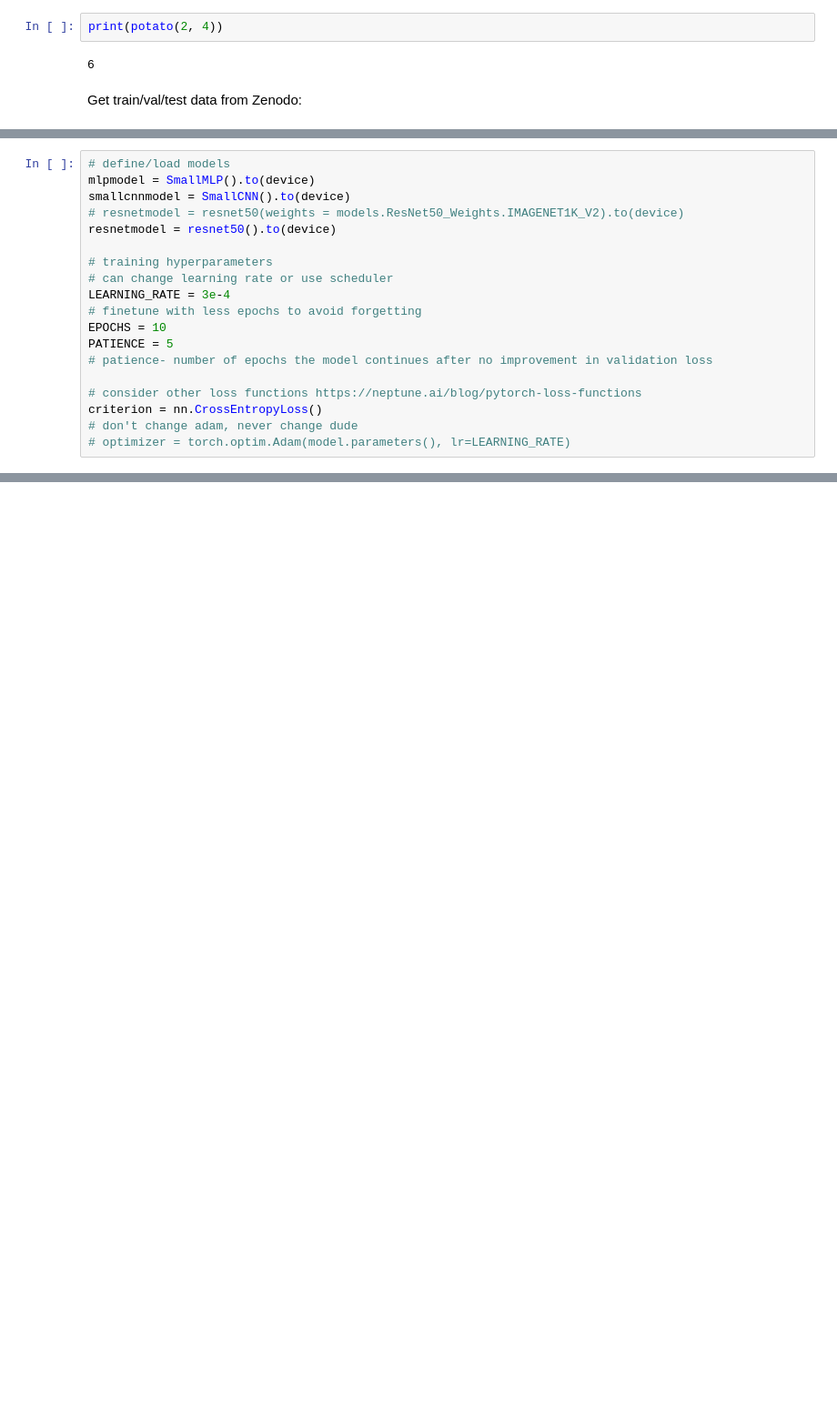
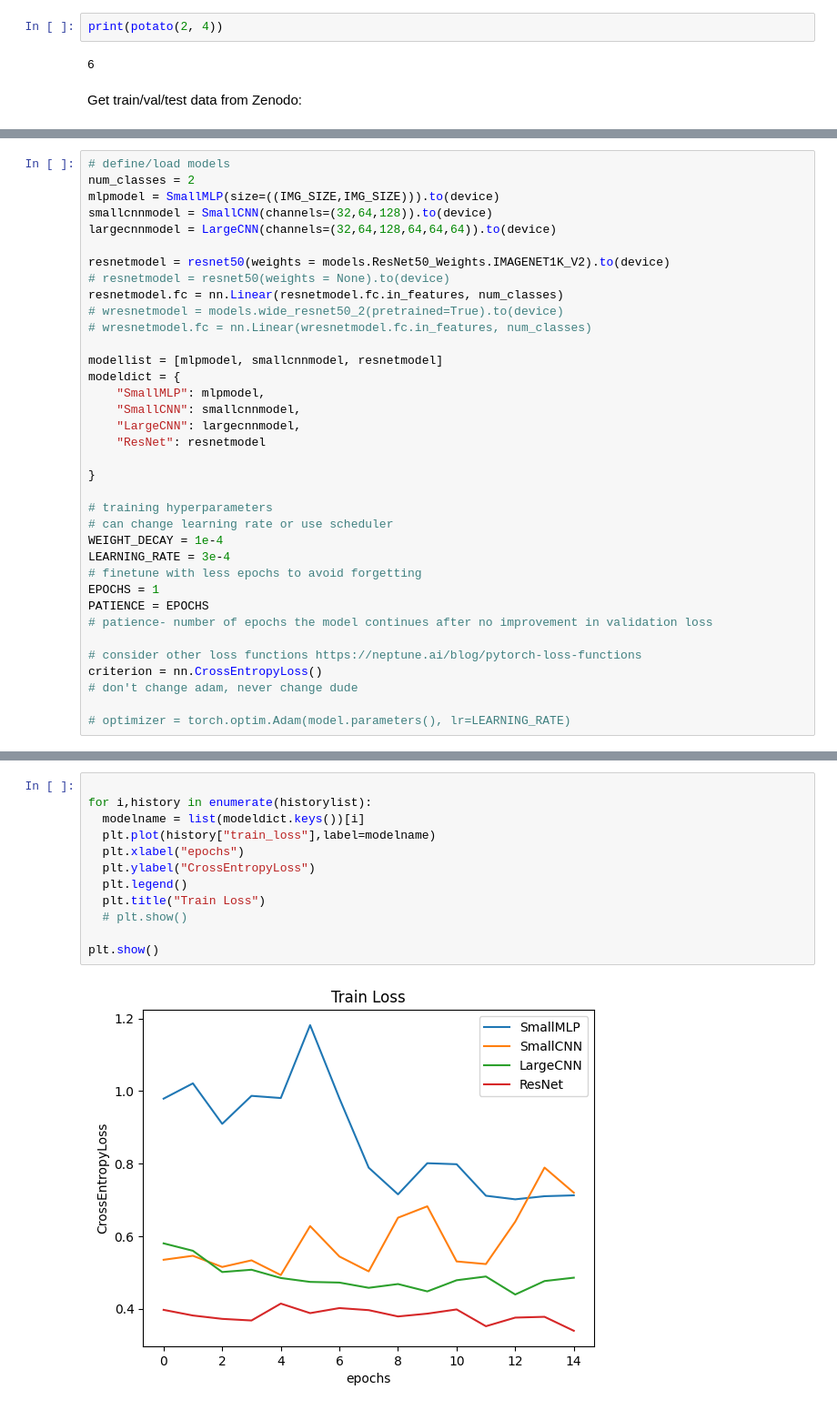
Before and after one commit to wtlu71/cnn-comp-med, a Jupyter notebook: notebook.ipynb, the cells around one changed output, grey strips where cells are left out. Shown at 91% size. Cells and saved outputs as stored; diff of their text form; blank space fills up the shorter version.

```diff
--- a/notebook.ipynb
+++ b/notebook.ipynb
@@ -180,19 +257,36 @@ Using GPU
 # %%
 # define/load models
-mlpmodel = SmallMLP().to(device)
-smallcnnmodel = SmallCNN().to(device)
-# resnetmodel = resnet50(weights = models.ResNet50_Weights.IMAGENET1K_V2).to(device)
-resnetmodel = resnet50().to(device)
+num_classes = 2
+mlpmodel = SmallMLP(size=((IMG_SIZE,IMG_SIZE))).to(device)
+smallcnnmodel = SmallCNN(channels=(32,64,128)).to(device)
+largecnnmodel = LargeCNN(channels=(32,64,128,64,64,64)).to(device)
+
+resnetmodel = resnet50(weights = models.ResNet50_Weights.IMAGENET1K_V2).to(device)
+# resnetmodel = resnet50(weights = None).to(device)
+resnetmodel.fc = nn.Linear(resnetmodel.fc.in_features, num_classes)
+# wresnetmodel = models.wide_resnet50_2(pretrained=True).to(device)
+# wresnetmodel.fc = nn.Linear(wresnetmodel.fc.in_features, num_classes)
+
+modellist = [mlpmodel, smallcnnmodel, resnetmodel]
+modeldict = {
+    "SmallMLP": mlpmodel,
+    "SmallCNN": smallcnnmodel,
+    "LargeCNN": largecnnmodel,
+    "ResNet": resnetmodel
+
+}
 
 # training hyperparameters
 # can change learning rate or use scheduler
+WEIGHT_DECAY = 1e-4
 LEARNING_RATE = 3e-4
 # finetune with less epochs to avoid forgetting
-EPOCHS = 10
-PATIENCE = 5
+EPOCHS = 1
+PATIENCE = EPOCHS
 # patience- number of epochs the model continues after no improvement in validation loss
 
 # consider other loss functions https://neptune.ai/blog/pytorch-loss-functions
 criterion = nn.CrossEntropyLoss()
 # don't change adam, never change dude
+
 # optimizer = torch.optim.Adam(model.parameters(), lr=LEARNING_RATE)
@@ -289,0 +391,14 @@ Restored best model (val_auc=0.8639)
+# %%
+
+for i,history in enumerate(historylist):
+  modelname = list(modeldict.keys())[i]
+  plt.plot(history["train_loss"],label=modelname)
+  plt.xlabel("epochs")
+  plt.ylabel("CrossEntropyLoss")
+  plt.legend()
+  plt.title("Train Loss")
+  # plt.show()
+
+plt.show()
+# %% [output]
+[figure, added]
```
Also changed, not shown: parts of 26 cells of this notebook.
